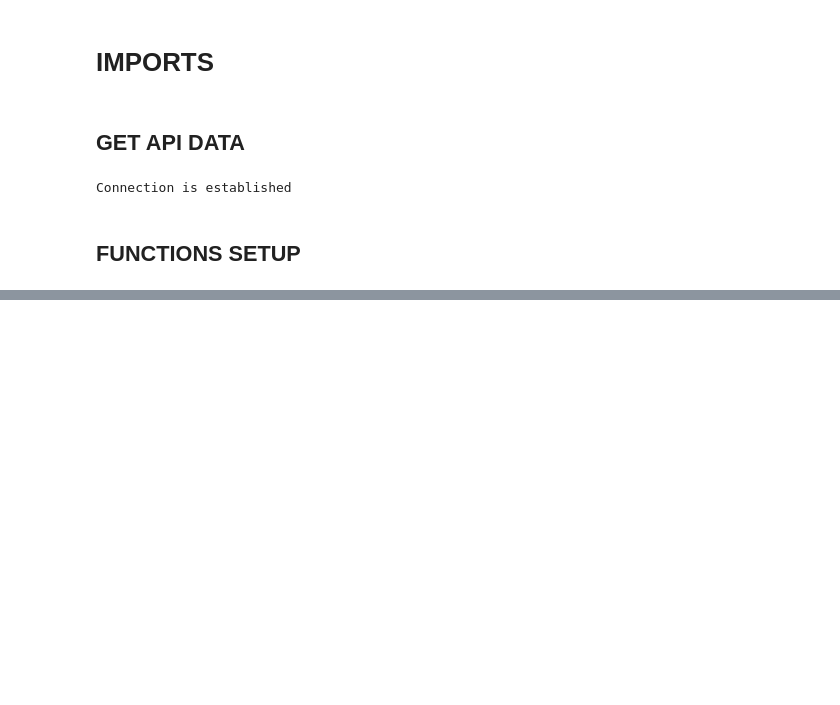
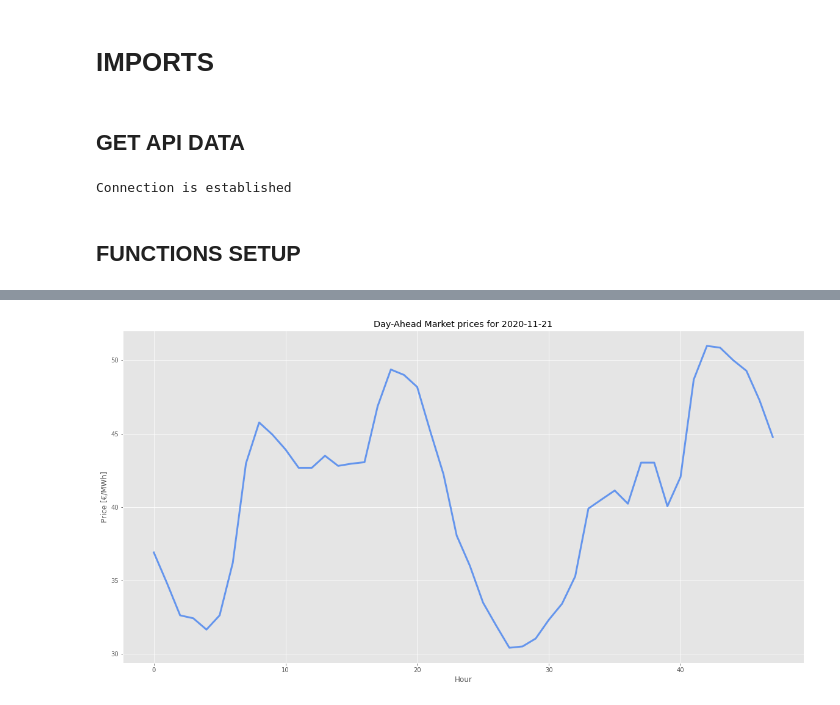
Before and after one commit to lauralaringe/Smart_Charging_final_project, a Jupyter notebook: Get_Data.ipynb, the cells around one changed output, grey strips where cells are left out. Drawn from its saved outputs; the diff is of its cells as text; code cells hidden in the pictures; blank space fills up the shorter version.

```diff
--- a/Get_Data.ipynb
+++ b/Get_Data.ipynb
@@ -54,8 +62,8 @@ def return_id(data):
 # %%
 date_today = datetime.date.today()                # use todays prices
-date = date_today + datetime.timedelta(days=2)    # open to use tomorrows prices
-dateend = datetime.date.today()            # use to specify a date
-#dateend = date                              # to use only one day
+date = date_today + datetime.timedelta(days=1)    # open to use tomorrows prices
+dateend = date                              # to use only one day
+
 
 ### Tomorrows prices can only be requested after 20:15 the day before. ###
 
@@ -65,23 +73,22 @@ indicator = str(600)    # market clearing (DAM) price. Imbalance is 687
 
 # You can get it by putting the mouse over the indicator name on the webpage.
 # webpage: https://www.esios.ree.es/es/analisis/600
-website = 'https://api.esios.ree.es/indicators/'+indicator+'?start_date='+'2019-10-12T00:00:00.00'+'&end_date='+'2019-10-13T00:00:00.00'
+website = 'https://api.esios.ree.es/indicators/'+indicator+'?start_date='+startdate+'&end_date='+enddate
 
 
-
-#print('Checking dates: ' , startdate , "to" , enddate) # printing the date
+print('Checking dates: ' , startdate , "to" , enddate) # printing the date
 
 URL = website # host website
 GET = '/archives_json' # API link
 HEADERS = {
             'Accept': "application/json; application/vnd.esios-api-v1+json",
             'Host': 'api.esios.ree.es',
-            'Authorization': 'Token token=\"6b8f5a5cf5cdb176a7214275733e706786a1457ef5a86e4814b68f9c439c1501"',
+            'Authorization': "Token token=\"a6f2f926dea90ade64acc97b3b4fff73af5bdc5d7bce554a1adfa16d554ede81",
             'Content-Type': 'application/json'}
-PARAMS = {'date': 20201104}
+PARAMS = {'date':date}
 
 # Runs the request to get the total URL with access token
-response = requests.get(url = URL+GET, headers = HEADERS)#, params = PARAMS)
+response = requests.get(url = URL+GET, headers = HEADERS, params = PARAMS)
 
 # Read the status code
 status = response.status_code
@@ -88,23 +97,23 @@ status = response.status_code
 # %%
 # Diving into the data:
 marketlist = []
 for stuff in response.json()["indicator"]['values']:
     #print(stuff) ## show more stuff that can be gathered
     if stuff['geo_id'] == 3: ## choose Espana. 1 = Portugal, 2 = Francia
     #print(stuff['value'])
         marketlist.append(stuff['value'])
 
 
-print('\n')
-print(f"List of market prices for day 2019-10-12 in €/MWh:")
-print(marketlist)
+# print('\n')
+# print(f"List of market prices for day {date} in €/MWh:")
+# print(marketlist)
 
 plt.style.use('ggplot')
 plt.figure(figsize=(20,10))
 plt.plot(marketlist,'r',linewidth=3, color='cornflowerblue')
-plt.title(f"Day-Ahead Market prices for 2019-10-12")
-plt.xlim(0,24)
-plt.ylim(0,50)
+plt.title(f"Day-Ahead Market prices for {date}")
 plt.xlabel('Hour')
 plt.ylabel('Price [€/MWh]')
 plt.show()
+# %% [output]
+[figure, added]
```
Also changed, not shown: parts of 5 cells of this notebook, 1 other file.
